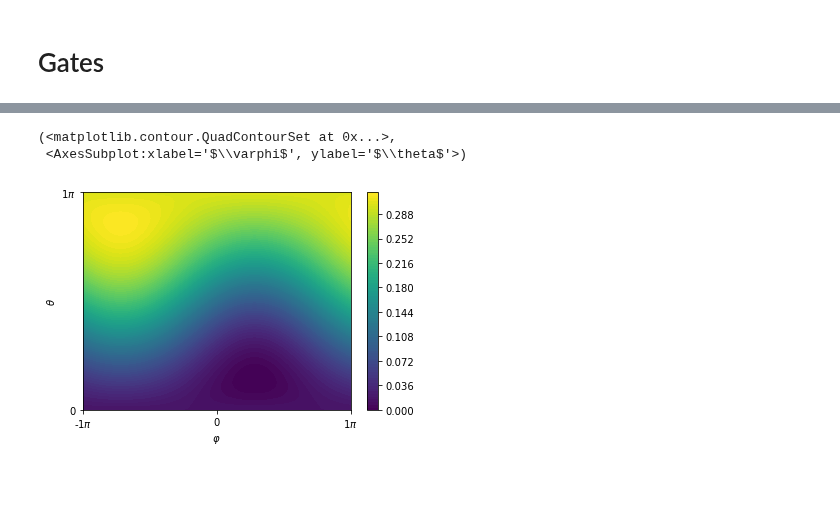
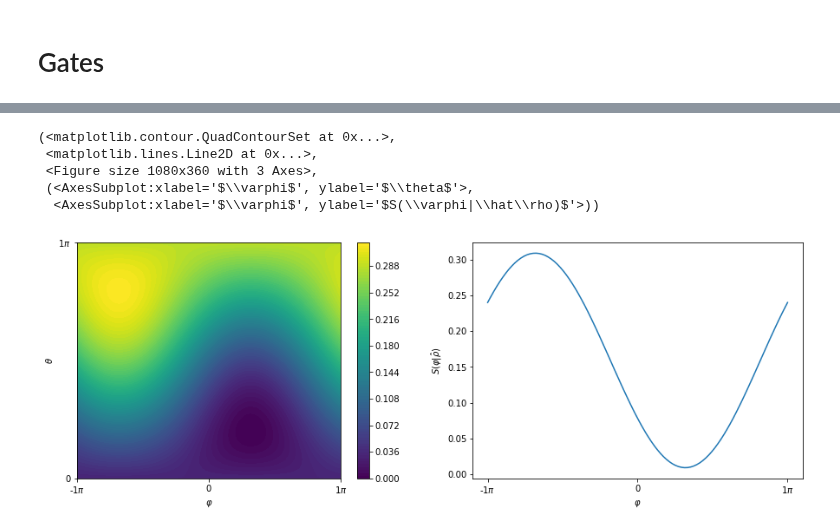
Before and after one commit to OliverDudgeon/QSync, a Jupyter notebook: qutip-qubit-circuit.ipynb, the cells around one changed output, grey strips where cells are left out. Saved outputs shown, nothing was run; the diff lists cells and outputs as text; code cells hidden in the pictures; blank space fills up the shorter version.

Commit message:
Refactor gate work to utility file and add seperate sections for unitary and combined circuits

```diff
--- a/qutip-qubit-circuit.ipynb
+++ b/qutip-qubit-circuit.ipynb
@@ -87,29 +100,15 @@ Quantum object: dims = [[2, 2], [2, 2]], shape = (4, 4), type = oper, isherm = F
 # %%
+from sync_gates import run_simu
+
 iq_state = (
     3 * np.exp(1j * 1) * basis(2, 0)
     + np.exp(1j * -np.pi) * basis(2, 1)
 ).unit()
 initial_state = tensor(iq_state, basis(2, 0))
 
-b = Bloch3d()
+b = Bloch()
 b.add_states(initial_state.ptrace(0))
 
-# sim = CircuitSimulator(qc, mode="density_matrix_simulator")
-
-# final = sim.run(initial_state).get_final_states()[0]
-# b.add_states(final.ptrace(0))
-
-# for _ in range(10):
-#     final = sim.run(final).get_final_states()[0]
-#     b.add_states(final.ptrace(0))
-
-
-for _ in range(100):
-    result = qc.run(state=initial_state)
-    reset_result = reset(result, 1, basis(2,0))
-
-    b.add_states(reset_result.ptrace(0))
-
-    initial_state = reset_result
+b.add_states([state.ptrace(0) for state in run_simu(qc, 100, initial_state)], kind="point")
 
 b.show()
@@ -116,16 +117,21 @@ b.show()
 # %%
-from sync_calcs import spin_husimi_qfunc
-from sync_plots import plot_spin_qfunc
+from sync_calcs import spin_husimi_qfunc, spin_S_measure
+from sync_plots import plot_Q_and_S
 
 # Plotting constants
 n = 50  # angle array size scale
 
 theta = np.linspace(0, np.pi, n)
 phi = np.linspace(-np.pi, np.pi, 2 * n).reshape(-1, 1)  # 1D vector -> 2D column vector
 
 Q = spin_husimi_qfunc(initial_state.ptrace(0), theta, phi, method="qutip")
-plot_spin_qfunc(Q.T, phi, theta)
+S = spin_S_measure(theta, Q)
+
+plot_Q_and_S(theta, phi, Q.T, S)
 # %% [output]
 (<matplotlib.contour.QuadContourSet at 0x...>,
- <AxesSubplot:xlabel='$\\varphi$', ylabel='$\\theta$'>)
+ <matplotlib.lines.Line2D at 0x...>,
+ <Figure size 1080x360 with 3 Axes>,
+ (<AxesSubplot:xlabel='$\\varphi$', ylabel='$\\theta$'>,
+  <AxesSubplot:xlabel='$\\varphi$', ylabel='$S(\\varphi|\\hat\\rho)$'>))
-[figure, old version]
+[figure, new version]
```
Also changed, not shown: parts of 27 cells of this notebook, 5 other files.
